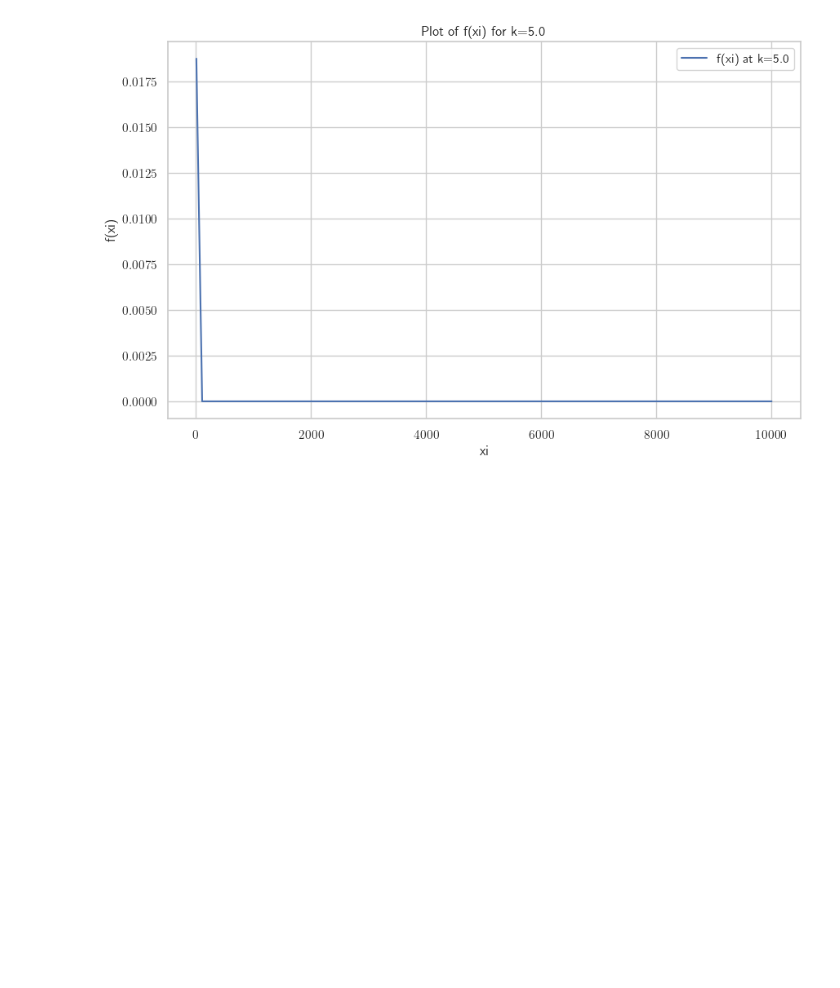
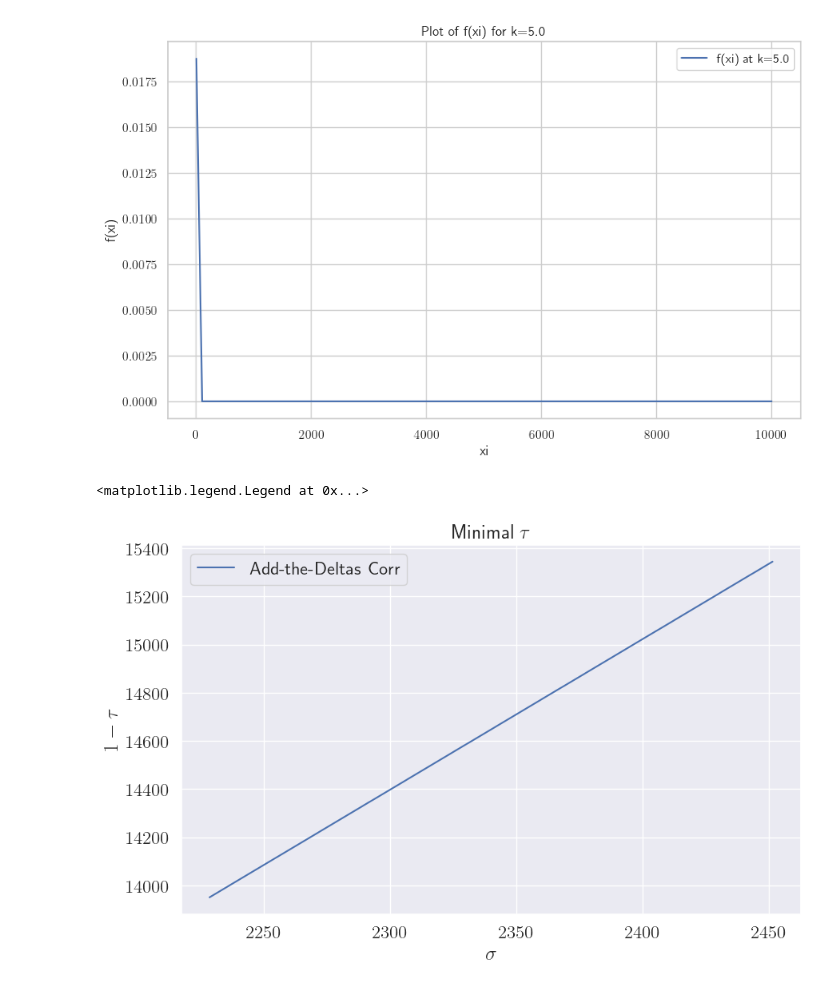
Before and after one commit to lukas681/sparse-gaussian-histograms, a Jupyter notebook: notebooks/experiments.ipynb, the cells around one changed output. Cells and saved outputs as stored; diff of their text form; code cells hidden in the pictures; blank space fills up the shorter version.

Commit message:
Started to implement the curve.

```diff
--- a/notebooks/experiments.ipynb
+++ b/notebooks/experiments.ipynb
@@ -322,3 +322,39 @@ plt.grid(True)
 plt.show()
 # %% [output]
 [figure]
+# %%
+
+epsilon = 0.349
+delta = 10**-5
+#sigmas = range(100, 2500)
+k = 51914 # C_u in the paper
+tau_exact_uncorrelated = gshm.compute_threshold_curve(delta, epsilon, k, datapoints=10)
+sigmas_uncorrelated = tau_exact_uncorrelated[0]
+
+tau_tighter_correlated = cgshm.compute_threshold_exact(delta, epsilon, k ) # TODO: not implemeted yet.
+
+tau_add_deltas_correlated = [cgshm.threshold_add_the_delta(delta, epsilon, k, sig) for sig in sigmas]
+tau_add_deltas_uncorrelated = [gshm.threshold_add_the_delta(delta, epsilon, k, sig) for sig in sigmas]
+# %%
+
+epsilon = 0.349
+delta = 10**-5
+#sigmas = range(100, 2500)
+k = 51914 # C_u in the paper
+
+plt.figure(figsize=(10, 6))
+
+plt.plot(tau_exact_uncorrelated[0], tau_exact_uncorrelated[1], label='Add-the-Deltas Corr')
+#plt.plot(sigmas, tau_add_deltas_correlated, label='Add-the-Deltas Corr')
+#plt.plot(sigmas, tau_add_deltas_standard, label='Add-the-Deltas Uncorr')
+
+plt.xlabel('$\\sigma$')
+# plt.yscale("symlog", linthresh=1e-15)
+plt.xscale("linear")
+
+plt.ylabel('$1-\\tau$')
+plt.title('Minimal $\\tau$')
+plt.legend()
+# %% [output]
+<matplotlib.legend.Legend at 0x...>
+[figure, added]
```
Also changed, not shown: 3 other files.
